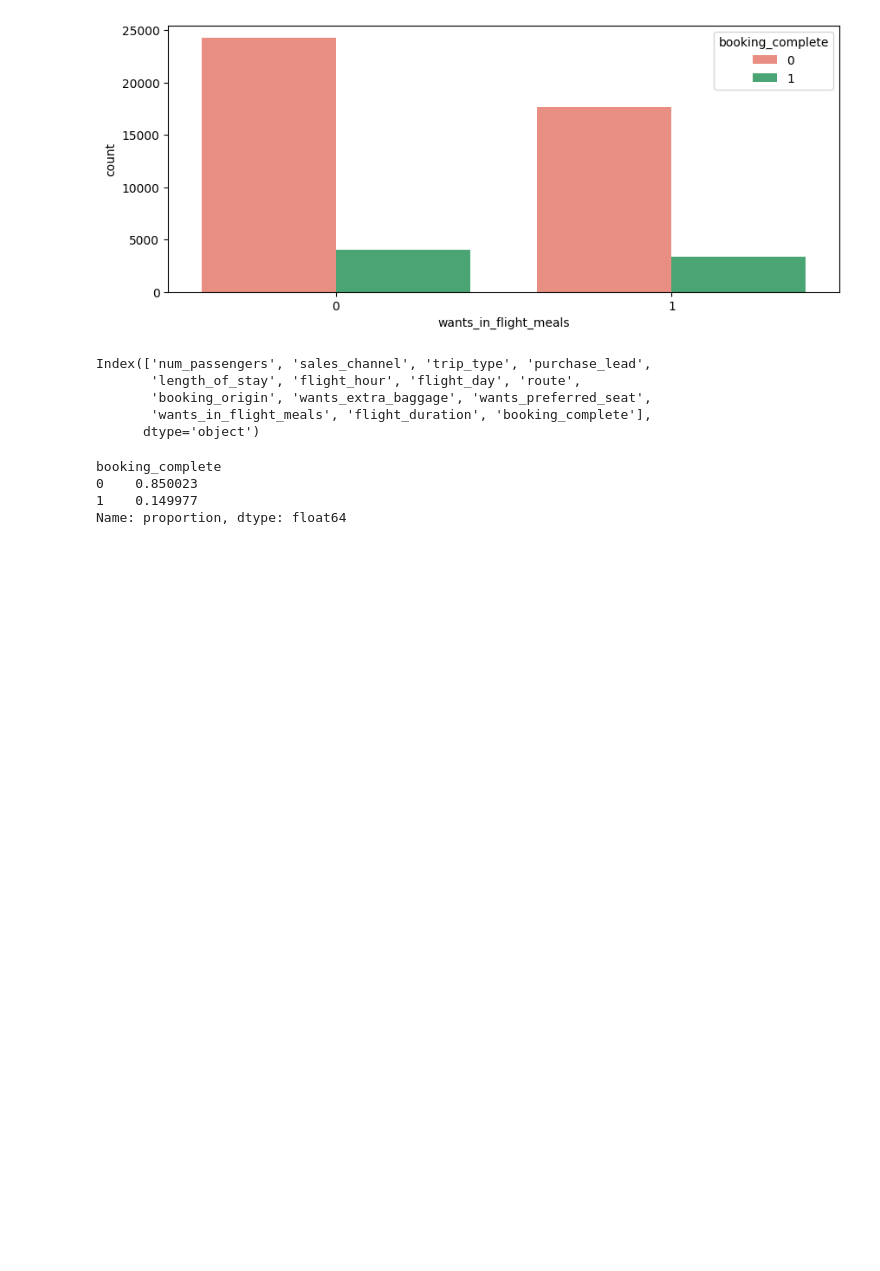
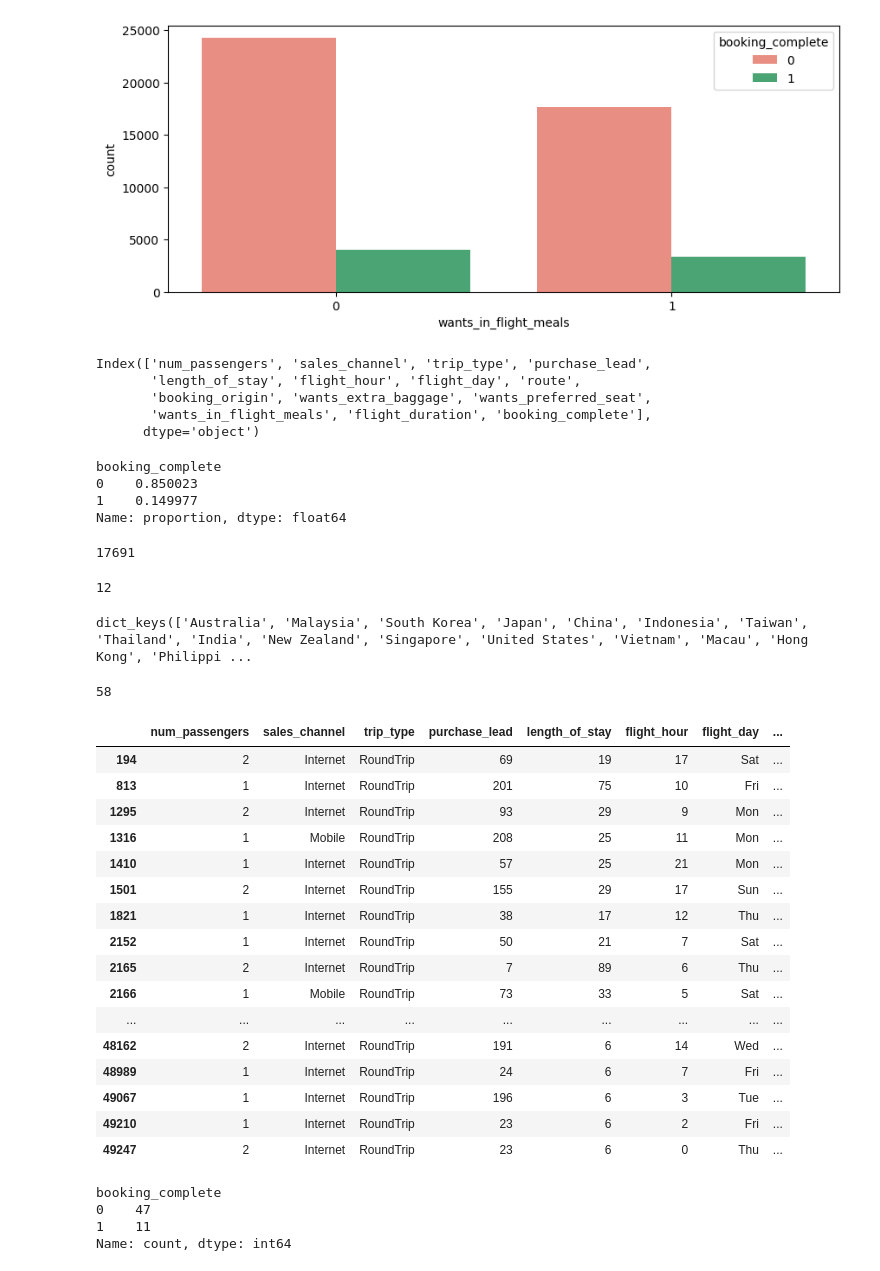
Before and after one commit to ecmaxim/final_project, a Jupyter notebook: not_duplicates.ipynb, the cells around one changed output. Drawn from its saved outputs; the diff is of its cells as text; code cells hidden in the pictures; blank space fills up the shorter version.

```diff
--- a/not_duplicates.ipynb
+++ b/not_duplicates.ipynb
@@ -212,0 +218,43 @@ Name: proportion, dtype: float64
+# %%
+origin_dict['Australia']
+# %% [output]
+17691
+# %%
+origin_dict['Sweden']
+# %% [output]
+12
+# %%
+origin_dict.keys()
+# %% [output]
+dict_keys(['Australia', 'Malaysia', 'South Korea', 'Japan', 'China', 'Indonesia', 'Taiwan', 'Thailand', 'India', 'New Zealand', 'Singapore', 'United States', 'Vietnam', 'Macau', 'Hong Kong', 'Philippi ...
+# %%
+origin_dict['Italy']
+# %% [output]
+58
+# %%
+df[df['booking_origin'] == 'Italy']
+# %% [output]
+|  | num_passengers | sales_channel | trip_type | purchase_lead | length_of_stay | flight_hour | flight_day | ... |
+| 194 | 2 | Internet | RoundTrip | 69 | 19 | 17 | Sat | ... |
+| 813 | 1 | Internet | RoundTrip | 201 | 75 | 10 | Fri | ... |
+| 1295 | 2 | Internet | RoundTrip | 93 | 29 | 9 | Mon | ... |
+| 1316 | 1 | Mobile | RoundTrip | 208 | 25 | 11 | Mon | ... |
+| 1410 | 1 | Internet | RoundTrip | 57 | 25 | 21 | Mon | ... |
+| 1501 | 2 | Internet | RoundTrip | 155 | 29 | 17 | Sun | ... |
+| 1821 | 1 | Internet | RoundTrip | 38 | 17 | 12 | Thu | ... |
+| 2152 | 1 | Internet | RoundTrip | 50 | 21 | 7 | Sat | ... |
+| 2165 | 2 | Internet | RoundTrip | 7 | 89 | 6 | Thu | ... |
+| 2166 | 1 | Mobile | RoundTrip | 73 | 33 | 5 | Sat | ... |
+| ... | ... | ... | ... | ... | ... | ... | ... | ... |
+| 48162 | 2 | Internet | RoundTrip | 191 | 6 | 14 | Wed | ... |
+| 48989 | 1 | Internet | RoundTrip | 24 | 6 | 7 | Fri | ... |
+| 49067 | 1 | Internet | RoundTrip | 196 | 6 | 3 | Tue | ... |
+| 49210 | 1 | Internet | RoundTrip | 23 | 6 | 2 | Fri | ... |
+| 49247 | 2 | Internet | RoundTrip | 23 | 6 | 0 | Thu | ... |
+# %%
+df[df['booking_origin'] == 'Italy'].value_counts('booking_complete')
+# %% [output]
+booking_complete
+0    47
+1    11
+Name: count, dtype: int64
```
Also changed, not shown: parts of 12 cells of this notebook, 9 other files.
